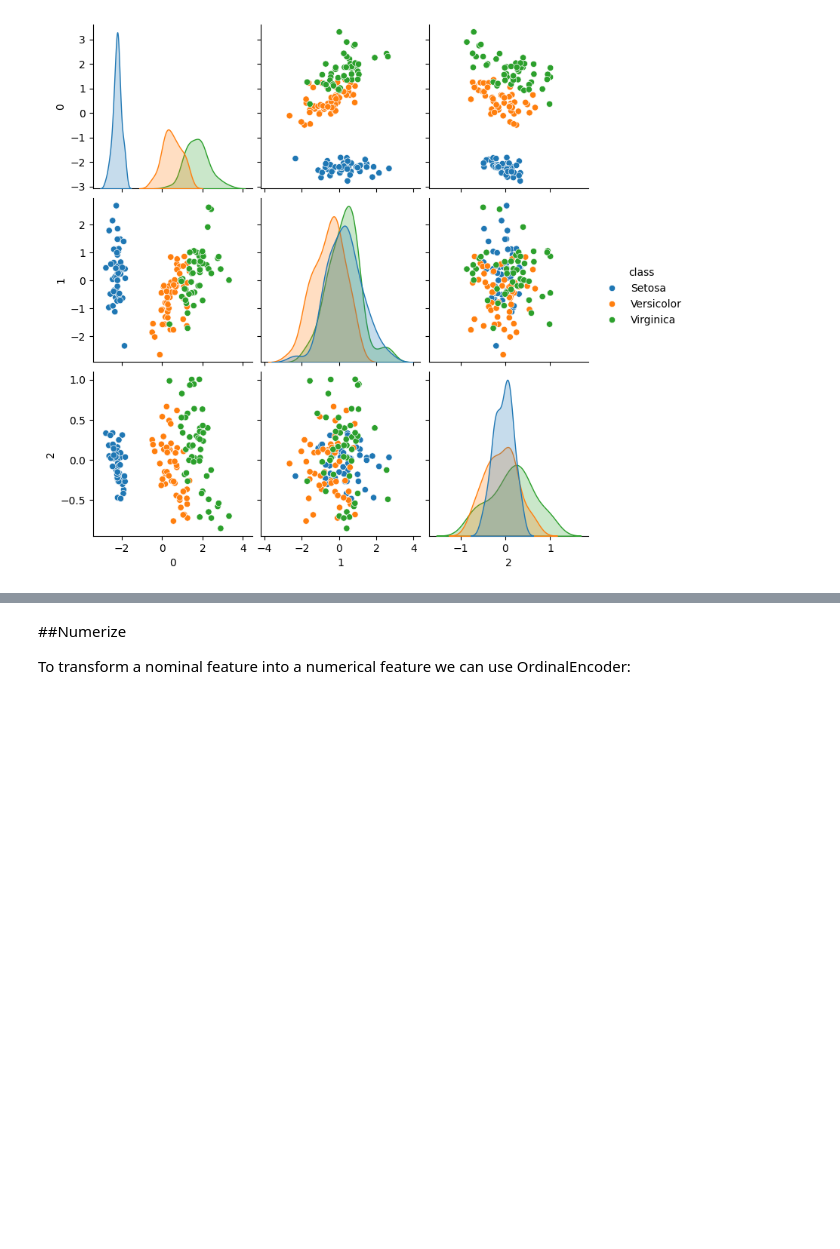
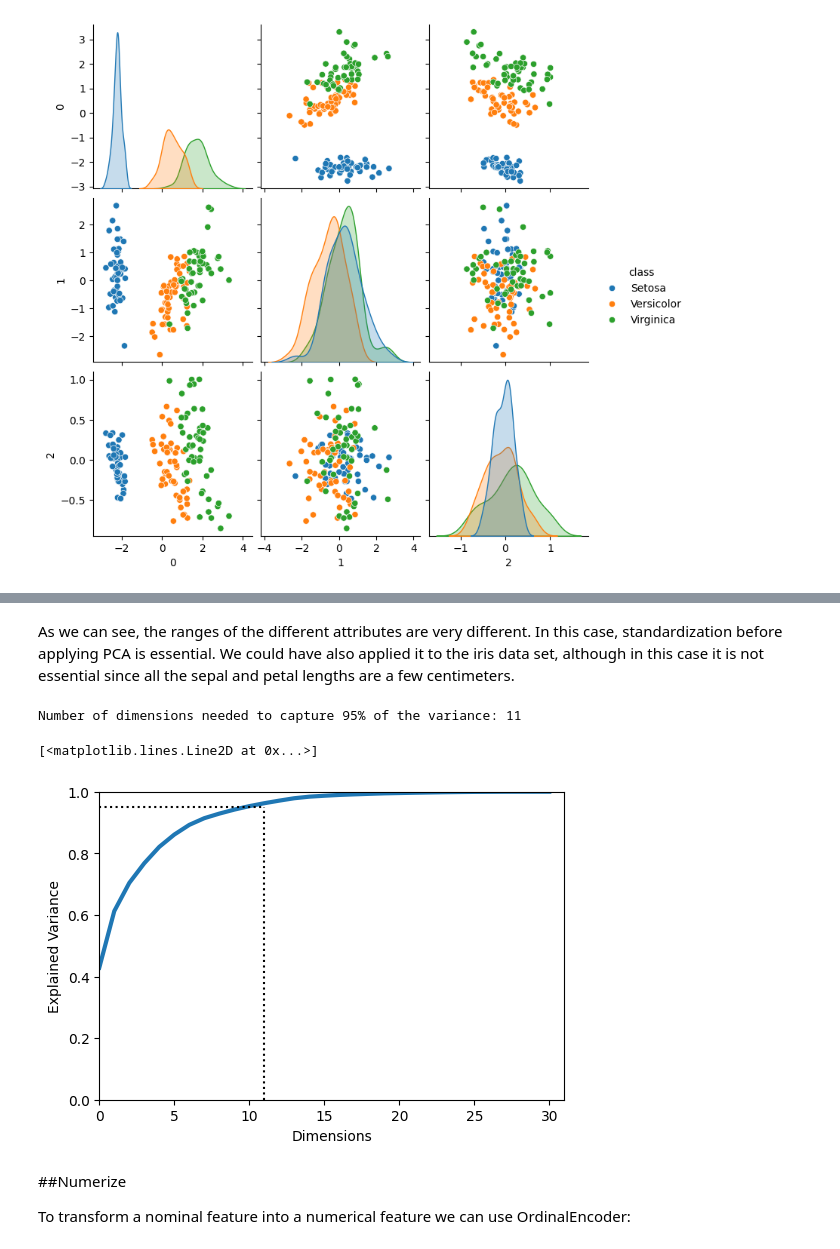
Before and after one commit to AbrahamOtero/MLiB, a Jupyter notebook: 2_TransformData.ipynb, the cells around one changed output, grey strips where cells are left out. Saved outputs shown, nothing was run; the diff lists cells and outputs as text; code cells hidden in the pictures; blank space fills up the shorter version.

```diff
--- a/2_TransformData.ipynb
+++ b/2_TransformData.ipynb
@@ -111,0 +128,5 @@ Number of components: 3
+# %%
+url = 'https://raw.githubusercontent.com/AbrahamOtero/MLiB/main/datasets/wdbc.csv'
+wdbc = pd.read_csv(url, header= None)
+
+wdbc.describe(include = 'all')
@@ -112,3 +147,37 @@ Number of components: 3
+# %% [markdown]
+As we can see, the ranges of the different attributes are very different. In this case, standardization before applying PCA is essential. We could have also applied it to the iris data set, although in this case it is not essential since all the sepal and petal lengths are a few centimeters.
+# %%
+#Remove the nomical class; the second column
+wdbc = wdbc.drop(wdbc.columns[1], axis=1)
+
+#Standarize the data
+scaler = StandardScaler()
+wdbc = scaler.fit_transform(wdbc)
+
+# Apply PCA keeping all the components
+pca = PCA()
+
+principalComponents = pca.fit_transform(wdbc)
+
+# Compute the cumulative sum
+cumsum = np.cumsum(pca.explained_variance_ratio_)
+
+# How many dimensions are needed to capture 95% of the variance?
+dim = np.argmax(cumsum >= 0.95) + 1
+print("Number of dimensions needed to capture 95% of the variance:", dim)
+
+# Plot cumulative variance
+plt.figure(figsize=(6, 4))
+plt.plot(cumsum, linewidth=3)
+plt.axis([0, 31, 0, 1])
+plt.xlabel("Dimensions")
+plt.ylabel("Explained Variance")
+plt.plot([dim, dim], [0, 0.95], "k:")
+plt.plot([0, dim], [0.95, 0.95], "k:")
+# %% [output]
+Number of dimensions needed to capture 95% of the variance: 11
+[<matplotlib.lines.Line2D at 0x...>]
+[figure, added]
 # %% [markdown]
 ##Numerize
 
```
Also changed, not shown: parts of 7 cells of this notebook.
